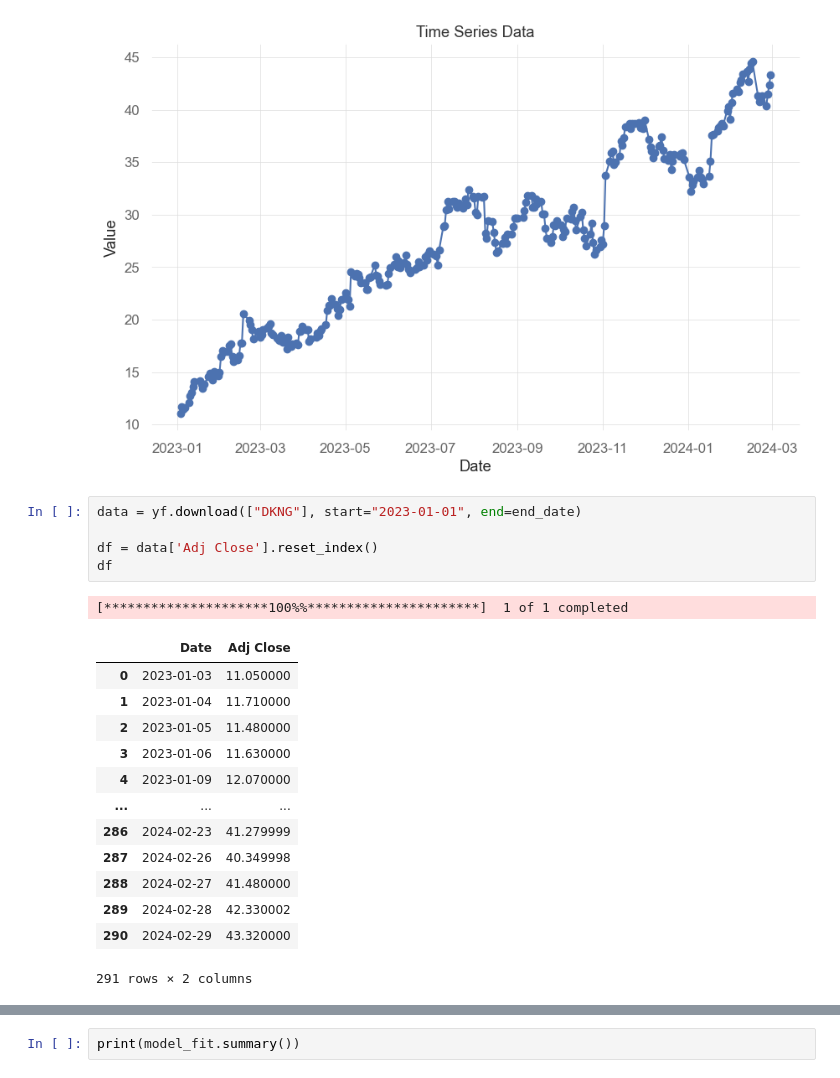
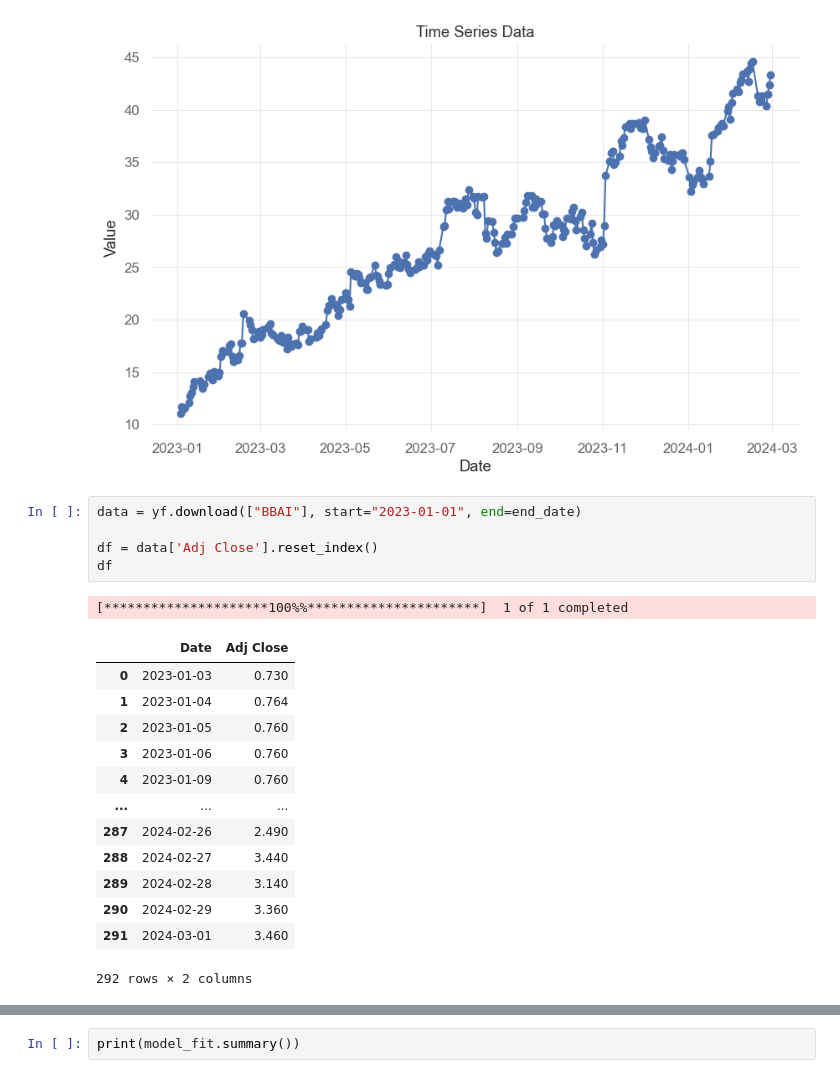
Before and after one commit to lorddarthroro/Learning-Quantitative-Analysis, a Jupyter notebook: Stock_Analysis.ipynb, the cells around one changed output, grey strips where cells are left out. Saved outputs shown, nothing was run; the diff lists cells and outputs as text.

```diff
--- a/Stock_Analysis.ipynb
+++ b/Stock_Analysis.ipynb
@@ -123,22 +143,22 @@ plt.show()
 # %% [output]
 [figure]
 # %%
-data = yf.download(["DKNG"], start="2023-01-01", end=end_date)
+data = yf.download(["BBAI"], start="2023-01-01", end=end_date)
 
 df = data['Adj Close'].reset_index()
 df
 # %% [output]
 [*********************100%%**********************]  1 of 1 completed
 |  | Date | Adj Close |
-| 0 | 2023-01-03 | 11.050000 |
-| 1 | 2023-01-04 | 11.710000 |
-| 2 | 2023-01-05 | 11.480000 |
-| 3 | 2023-01-06 | 11.630000 |
-| 4 | 2023-01-09 | 12.070000 |
+| 0 | 2023-01-03 | 0.730 |
+| 1 | 2023-01-04 | 0.764 |
+| 2 | 2023-01-05 | 0.760 |
+| 3 | 2023-01-06 | 0.760 |
+| 4 | 2023-01-09 | 0.760 |
 | ... | ... | ... |
-| 286 | 2024-02-23 | 41.279999 |
-| 287 | 2024-02-26 | 40.349998 |
-| 288 | 2024-02-27 | 41.480000 |
-| 289 | 2024-02-28 | 42.330002 |
-| 290 | 2024-02-29 | 43.320000 |
+| 287 | 2024-02-26 | 2.490 |
+| 288 | 2024-02-27 | 3.440 |
+| 289 | 2024-02-28 | 3.140 |
+| 290 | 2024-02-29 | 3.360 |
+| 291 | 2024-03-01 | 3.460 |
-291 rows × 2 columns
+292 rows × 2 columns
```
Also changed, not shown: parts of 20 cells of this notebook.
